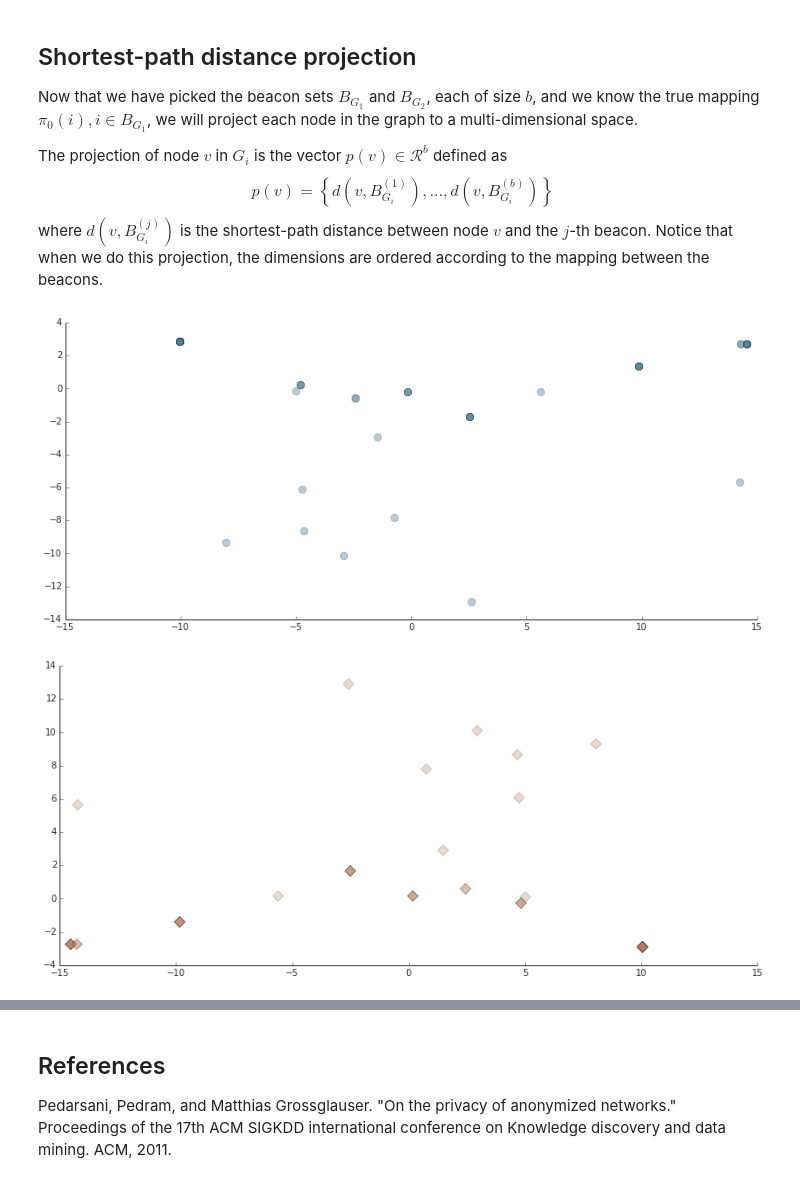
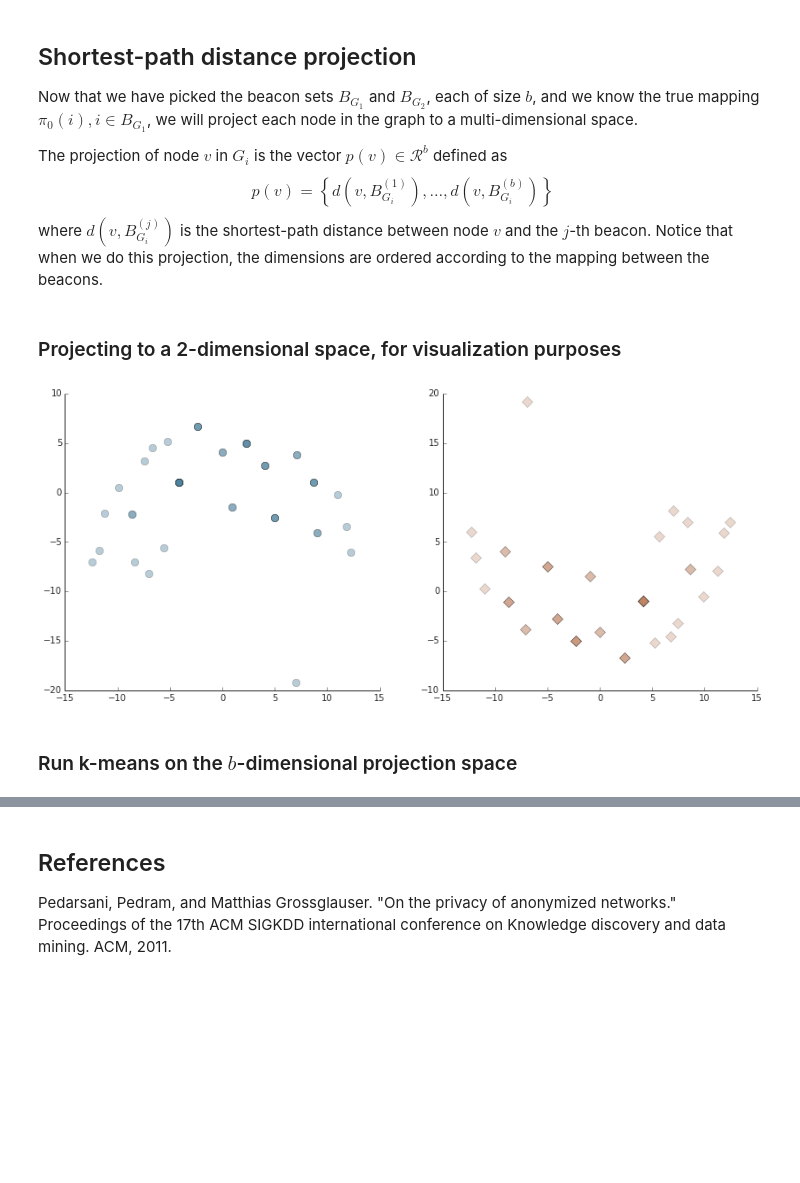
Before and after one commit to harrymvr/graph-isomorphism, a Jupyter notebook: graph-isomorphisms.ipynb, the cells around one changed output, grey strips where cells are left out. Saved outputs shown, nothing was run; the diff lists cells and outputs as text; code cells hidden in the pictures; blank space fills up the shorter version.

```diff
--- a/graph-isomorphisms.ipynb
+++ b/graph-isomorphisms.ipynb
@@ -147,19 +171,26 @@ The projection of node $v$ in $G_i$ is the vector $p(v) \in \mathcal{R}^{b}$ def
 where $d(v, B_{G_i}^{(j)})$ is the shortest-path distance between node $v$ and the $j$-th beacon. Notice that when we do this projection, the dimensions are ordered according to the mapping between the beacons.
 # %%
 def shortest_path_project(G, beacons):
-    projection = np.zeros((G.number_of_nodes(), len(beacons)))
+    projection = np.zeros((G.number_of_nodes() - len(beacons), len(beacons)))
+
     for i,beacon in enumerate(beacons):
         lengths = nx.shortest_path_length(G, source=beacon)
-        for j,node in enumerate(lengths):
-            projection[j][i] = lengths[node]
+        node_index = 0
+        for node in lengths:
+            if node in beacons:
+                continue
+            projection[node_index][i] = lengths[node]
+            node_index += 1
     return projection
 # %%
 p1 = shortest_path_project(G1,beacons_G1)
 p2 = shortest_path_project(G2,beacons_G2)
+# %% [markdown]
+### Projecting to a 2-dimensional space, for visualization purposes
 # %%
 from sklearn.manifold import Isomap
 from sklearn.metrics.pairwise import euclidean_distances
-def mds_project(p):
+def isomap_project(p):
     pairwise_distances = euclidean_distances(p)
     # Add noise to the similarities
     n_samples = p.shape[0]
@@ -168,18 +199,17 @@ def mds_project(p):
     noise[np.arange(noise.shape[0]), np.arange(noise.shape[0])] = 0
     pairwise_distances += noise
     return Isomap(n_neighbors=10, n_components=2 ).fit_transform(pairwise_distances)
-
-
-mds1 = mds_project(p1)
-mds2 = mds_project(p2)
-ax = plt.subplot(111)
-ax.plot(mds1[:, 0], mds1[:, 1], 'o', alpha = 0.4, markersize=8, c='#4b809c')
-remove_border(ax)
-plt.figure()
-ax = plt.subplot(111)
-ax.plot(mds2[:, 0], mds2[:, 1], 'D', alpha = 0.3, markersize=8, c='#ba7c5a')
-remove_border(ax)
-# %% [output]
-[figure, removed]
-[figure, removed]
+# %%
+coords1 = isomap_project(p1)
+coords2 = isomap_project(p2)
+ax = plt.subplot(121)
+ax.plot(coords1[:, 0], coords1[:, 1], 'o', alpha = 0.4, markersize=8, c='#4b809c')
+remove_border(ax)
+ax = plt.subplot(122)
+ax.plot(coords2[:, 0], coords2[:, 1], 'D', alpha = 0.3, markersize=8, c='#ba7c5a')
+remove_border(ax)
+# %% [output]
+[figure, added]
+# %% [markdown]
+### Run k-means on the $b$-dimensional projection space
 # %%
```
Also changed, not shown: parts of 21 cells of this notebook.
